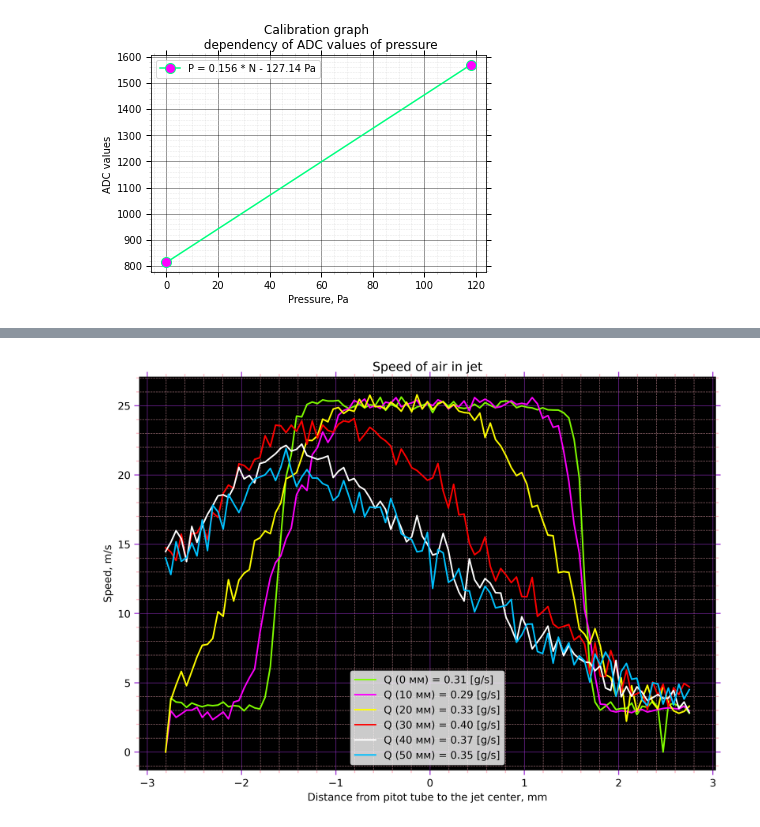
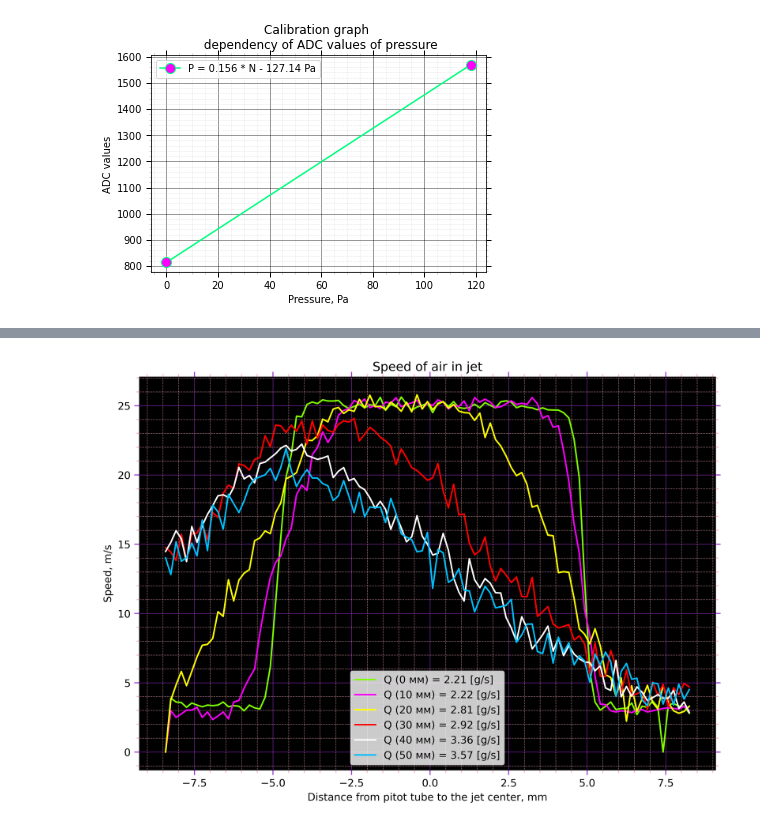
Before and after one commit to 0-markz/get_jet, a Jupyter notebook: get_jjet.ipynb, the cells around one changed output, grey strips where cells are left out. Cells and saved outputs as stored; diff of their text form; code cells hidden in the pictures.

```diff
--- a/get_jjet.ipynb
+++ b/get_jjet.ipynb
@@ -92,9 +92,9 @@ plt.savefig('pressure_calibration.png', dpi = 450)
 [figure]
 # %%
 
-Steps = [0, 810]
-sm = [0, 4.5]
-kStep = (sm[1] - sm[0]) / (Steps[1] - Steps[0]) # distance coef
+Steps = [0, 900]
+sm = [0, 5]
+kStep = 3*(sm[1] - sm[0]) / (Steps[1] - Steps[0]) # distance coef
 
 plt.plot(sm, Steps, color = 'springgreen', label = "X = {0:.1e} * step m".format(kStep / 100), marker = 'o', markerfacecolor='fuchsia', markersize = 10)
 
@@ -175,7 +175,7 @@ for i in range(len(values)):
 
 Q = 0
 
-for i in range (len(ur)):
+for i in range (20, 81):
 
     Q += abs(ur[i])
 
@@ -214,7 +214,7 @@ for i in range(len(values1)):
 
 Q1 = 0
 
-for i in range (len(ur1)):
+for i in range (13, 81):
 
     Q1 += abs(ur1[i])
 
@@ -253,7 +253,7 @@ for i in range(len(values2)):
 
 Q2 = 0
 
-for i in range (len(ur2)):
+for i in range (5, 95):
 
     Q2 += abs(ur2[i])
 
@@ -292,11 +292,11 @@ for i in range(len(values3)):
 
 Q3 = 0
 
-for i in range (len(ur3)):
+for i in range (30, len(ur3)):
 
     Q3 += abs(ur3[i])
 
-Q3 = Q3 / 2
+
 
 #40
 
@@ -331,11 +331,11 @@ for i in range(len(values4)):
 
 Q4 = 0
 
-for i in range (len(ur4)):
+for i in range (22, len(ur4)):
 
     Q4 += abs(ur4[i])
 
-Q4 = Q4 / 2
+
 
 #50
 
@@ -370,11 +370,10 @@ for i in range(len(values5)):
 
 Q5 = 0
 
-for i in range (len(ur5)):
+for i in range (20, len(ur5)):
 
     Q5 += abs(ur5[i])
 
-Q5 = Q5 / 2
 
 fig = plt.figure(figsize=(10, 7), dpi=450)
 
@@ -385,31 +384,31 @@ plt.plot(r2, velocities2, color = 'yellow', label = "Q (20 мм) = {} [g/s]".for
 
 plt.plot(r3, velocities3, color = 'red', label = "Q (30 мм) = {} [g/s]".format("%0.2f" % Q3))
 plt.plot(r4, velocities4, color = 'w', label = "Q (40 мм) = {} [g/s]".format("%0.2f" % Q4))
 
 plt.plot(r5, velocities5, color = 'deepskyblue', label = "Q (50 мм) = {} [g/s]".format("%0.2f" % Q5))
 
 #plt.xlim(np.min(np.array(pressure)), np.max(np.array(pressure)))
 #plt.ylim(np.min(np.array(points)), np.max(np.array(points)))
 
 plt.ylabel('Speed, m/s')
 plt.xlabel('Distance from pitot tube to the jet center, mm')
 
 plt.tick_params(axis = 'both', which = 'major', reset = True, direction = 'out', length = 5, width =1, color = 'darkorchid', zorder = 1, grid_color ='darkorchid', grid_alpha =0.8, grid_linewidth = 0.5)
 plt.tick_params(axis = 'both', which = 'minor', reset = True, direction = 'out', length = 3, width =1, color = 'lightpink', zorder = 1,  grid_color ='lightpink', grid_alpha =0.6, grid_linewidth = 0.5, grid_linestyle = '--')
 
 plt.minorticks_on()
 
 plt.grid(b = True, which = 'both', axis = 'both')
 
 plt.title('Speed of air in jet', loc = 'center')
 
 plt.legend()
 
 ax = fig.add_subplot(111)
 
 ax.patch.set_facecolor('k')
 ax.patch.set_alpha(1.0)
 
 plt.savefig('speed.png', dpi = 450)
 # %% [output]
-[figure, old version]
+[figure, new version]
```
Also changed, not shown: parts of 1 cell of this notebook, 4 other files.
